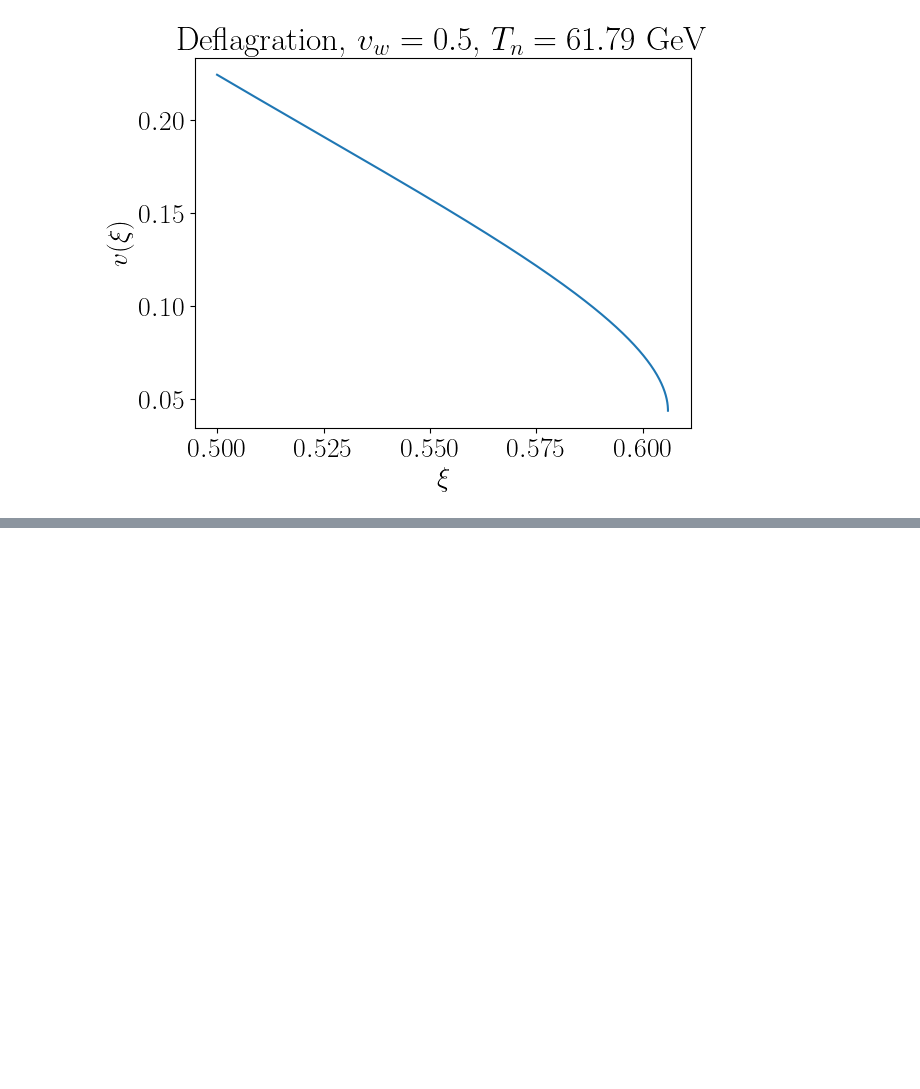
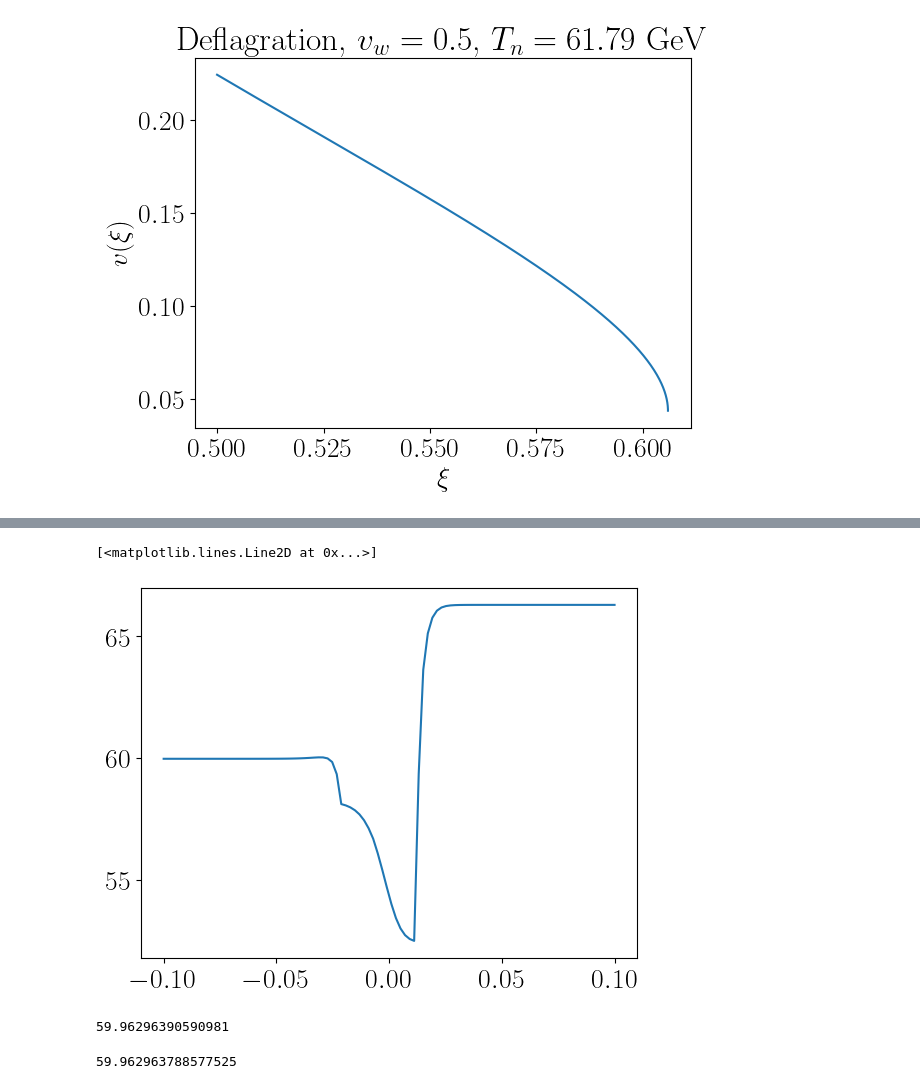
Before and after one commit to quarkquartet/Wall_velocity_LTE, a Jupyter notebook: boundary.ipynb, the cells around one changed output, grey strips where cells are left out. Drawn from its saved outputs; the diff is of its cells as text; code cells hidden in the pictures; blank space fills up the shorter version.

```diff
--- a/boundary.ipynb
+++ b/boundary.ipynb
@@ -376,0 +359,24 @@ Text(0.5, 1.0, 'Deflagration, $v_w = 0.5$, $T_n = 61.79$ GeV')
+# %%
+h0 = lv[0]
+s0 = lv[1]-hv[1]
+s_initial=hv[1]
+def h_profile(z,Lh):
+    z = np.asanyarray(z)
+    hz = 0.5*h0*(1-np.tanh(z/Lh))
+    return hz
+
+def s_profile(z, Ls, deltas):
+    z = np.asanyarray(z)
+    sz = 0.5*s0*(1-np.tanh(z/Ls + deltas)) + s_initial
+    return sz
+
+c1 = w(Vtot, Tp, hv) * vp/(1-vp**2)
+s1=c1
+c2=-Vtot(hv, Tp)+ w(Vtot, Tp, hv) * vp**2 /(1-vp**2)
+s2=c2
+
+def T33(T,z, Lh, Ls, deltas):
+    derh = derivative(lambda zvalue: h_profile(zvalue,Lh),z)
+    ders = derivative(lambda zvalue: s_profile(zvalue,Ls,deltas),z)
+    field_value = [h_profile(z, Lh), s_profile(z, Ls, deltas)]
+    return (0.5*(derh**2 + ders**2) - Vtot(field_value, T) - 0.5*w(Vtot, T, field_value) + 0.5*(4*s1**2 + w(Vtot, T, field_value)**2)**0.5 - s2)/1e6
@@ -376,0 +387,30 @@ Text(0.5, 1.0, 'Deflagration, $v_w = 0.5$, $T_n = 61.79$ GeV')
+# %%
+Lh = 0.01
+Ls = 0.01
+deltas = 0.0
+npoints =100
+z_range = np.linspace(-10*max(Lh,Ls), 10*max(Lh,Ls), npoints)
+T_sol = np.zeros((npoints,))
+for i in range(npoints):
+    T33min = optimize.minimize(lambda T: T33(T[0], z_range[i], Lh, Ls, deltas), Tnuc, method='Nelder-Mead', bounds=[(40,90)])
+    if T33min.fun > 0:
+        T_sol[i]=T33min.x[0]
+    else:
+        try:
+            s = optimize.newton(lambda T: T33(T, z_range[i], Lh, Ls, deltas), Tnuc)
+        except:
+            s = optimize.fsolve(lambda T: T33(T[0], z_range[i], Lh, Ls, deltas), Tnuc)[0]
+        T_sol[i] = s
+# %%
+plt.plot(z_range, T_sol)
+# %% [output]
+[<matplotlib.lines.Line2D at 0x...>]
+[figure, added]
+# %%
+T_sol[0]
+# %% [output]
+59.96296390590981
+# %%
+Tm
+# %% [output]
+59.962963788577525
```
Also changed, not shown: parts of 11 cells of this notebook, 1 other file.
